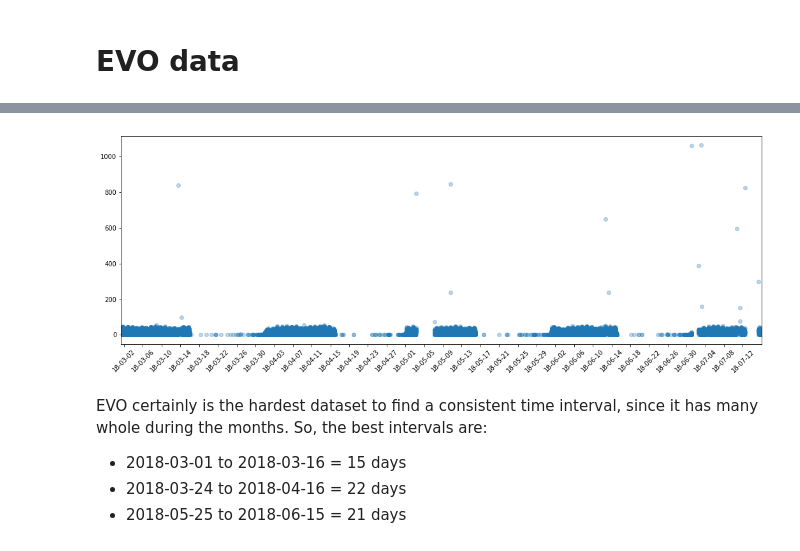
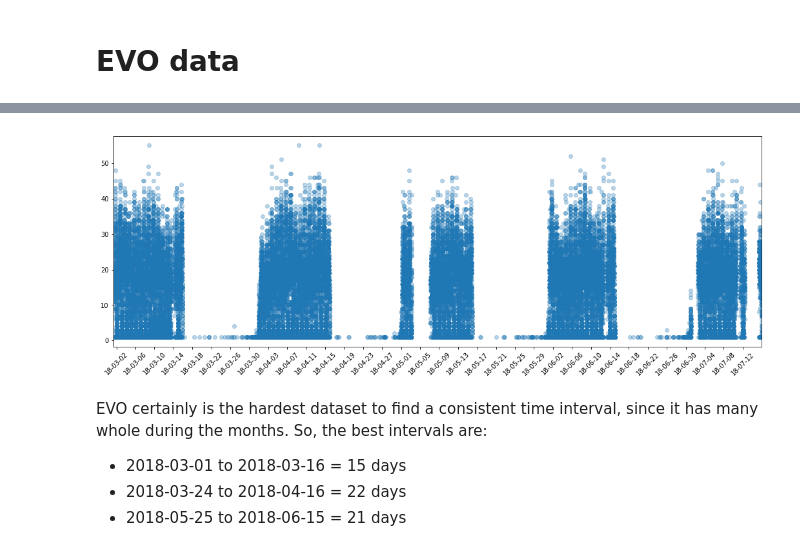
Before and after one commit to netlabufjf/timeseries-forecast, a Jupyter notebook: findBestTimeInterval.ipynb, the cells around one changed output, grey strips where cells are left out. Drawn from its saved outputs; the diff is of its cells as text; code cells hidden in the pictures.

```diff
--- a/findBestTimeInterval.ipynb
+++ b/findBestTimeInterval.ipynb
@@ -59,18 +62,19 @@ evo_data.head()
 | 6 | JTDKDTB32G1589000 | 2018-03-02 04:36:32 | 49.327805 | -123.081482 | 83 | 2018-03-02 05:02:50 | 49.288547 | -123.119751 | 80 | 26.307881 | ... |
 # %%
 travel_count = evo_data.Start_time.value_counts(sort=False)
+travel_count = travel_count[(np.abs(stats.zscore(travel_count)) < 3)]
 
 fig, ax = plt.subplots(1,1)
 ax.scatter(travel_count.index, travel_count.values, alpha=0.3)
 
 ax.set_xlim(travel_count.index.min(), travel_count.index.max())
 plt.xticks(rotation=45)
 # ax.xaxis.set_major_locator(ticker.MultipleLocator(5))
 ax.xaxis.set_major_locator(mdates.DayLocator(interval=4))   #to get a tick every 15 minutes
 ax.xaxis.set_major_formatter(mdates.DateFormatter('%y-%m-%d'))     #optional formatting
 plt.show()
 # %% [output]
-[figure, old version]
+[figure, new version]
 # %% [markdown]
 EVO certainly is the hardest dataset to find a consistent time interval, since it has many whole during the months. So, the best intervals are:
 * 2018-03-01 to 2018-03-16 = 15 days
```
Also changed, not shown: parts of 19 cells of this notebook.
